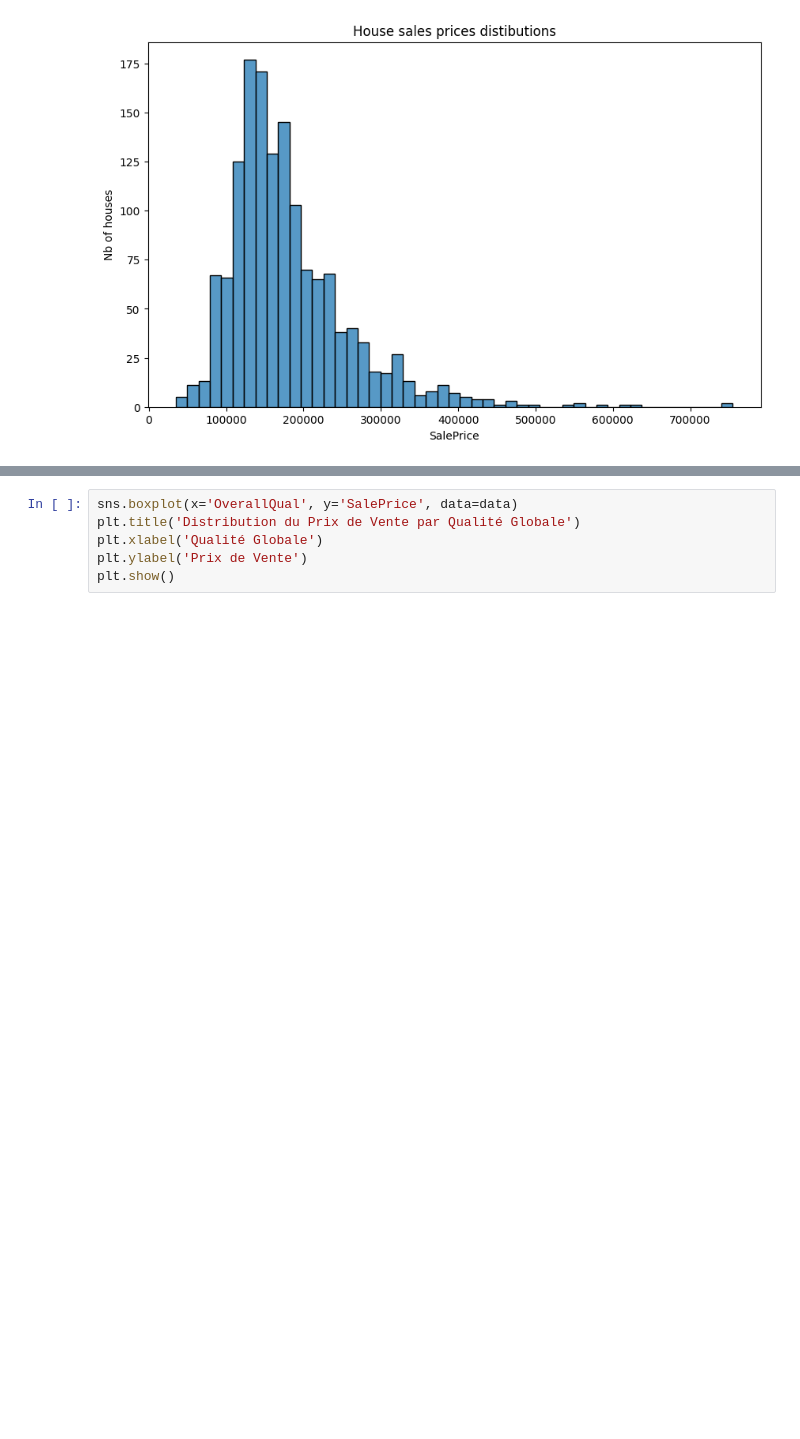
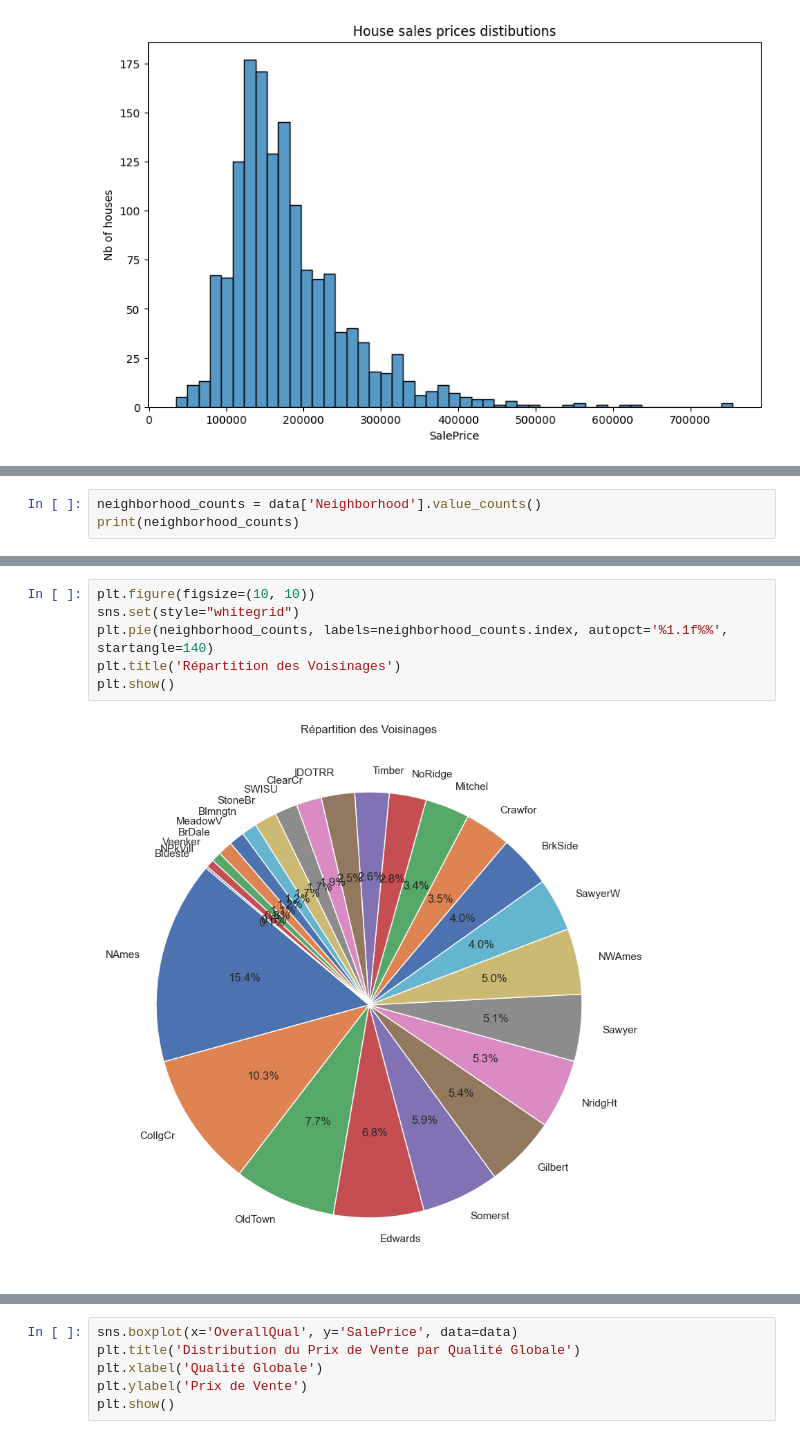
Before and after one commit to scoulet/EPISEN_TP_DATAMINING, a Jupyter notebook: notebook.ipynb, the cells around one changed output, grey strips where cells are left out. Drawn from its saved outputs; the diff is of its cells as text; blank space fills up the shorter version.

```diff
--- a/notebook.ipynb
+++ b/notebook.ipynb
@@ -111,0 +114,3 @@ plt.show()
+# %%
+neighborhood_counts = data['Neighborhood'].value_counts()
+print(neighborhood_counts)
@@ -111,0 +135,8 @@ plt.show()
+# %%
+plt.figure(figsize=(10, 10))
+sns.set(style="whitegrid")
+plt.pie(neighborhood_counts, labels=neighborhood_counts.index, autopct='%1.1f%%', startangle=140)
+plt.title('Répartition des Voisinages')
+plt.show()
+# %% [output]
+[figure, added]
```
Also changed, not shown: parts of 9 cells of this notebook.
